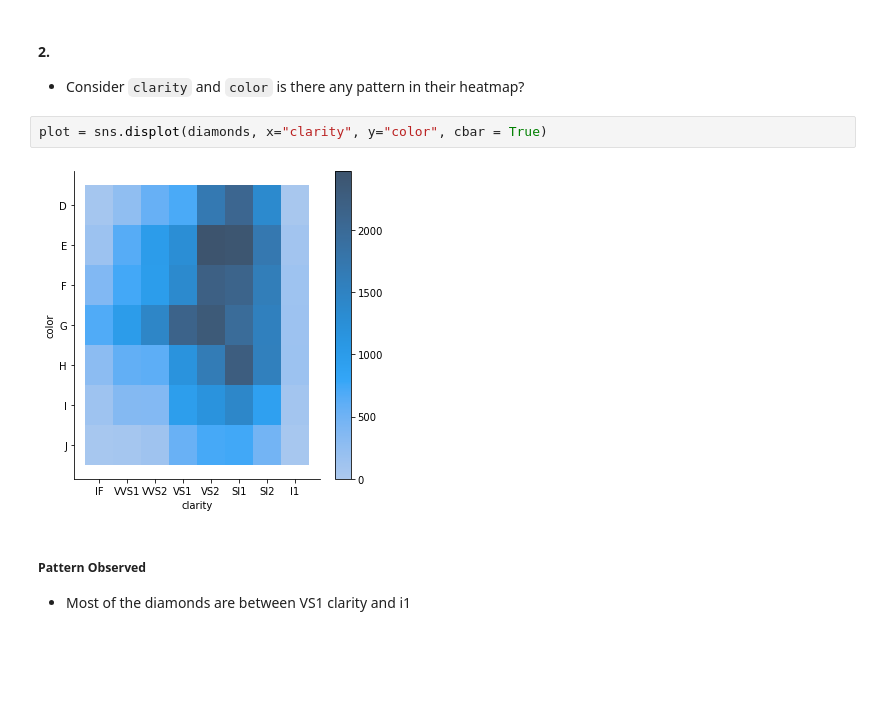
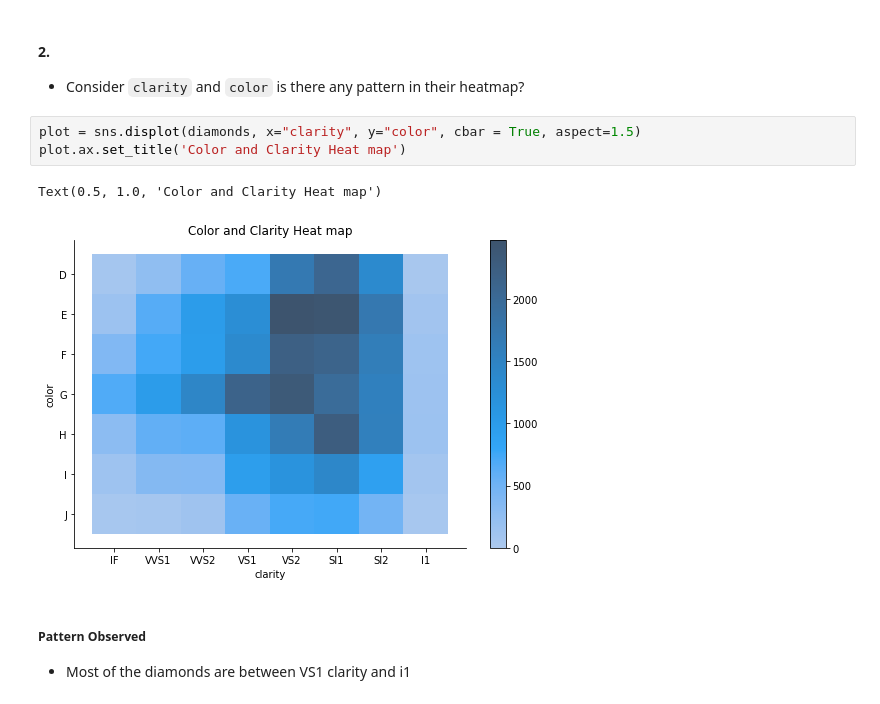
Before and after one commit to hemanthdoddala/Data601, a Jupyter notebook: week05/week5_lab.ipynb, the cells around one changed output. Saved outputs shown, nothing was run; the diff lists cells and outputs as text; blank space fills up the shorter version.

```diff
--- a/week05/week5_lab.ipynb
+++ b/week05/week5_lab.ipynb
@@ -40,9 +43,11 @@ plt.show()
 
 - Consider `clarity` and `color` is there any pattern in their heatmap?
 # %%
-plot = sns.displot(diamonds, x="clarity", y="color", cbar = True)
+plot = sns.displot(diamonds, x="clarity", y="color", cbar = True, aspect=1.5)
+plot.ax.set_title('Color and Clarity Heat map')
 # %% [output]
+Text(0.5, 1.0, 'Color and Clarity Heat map')
-[figure, old version]
+[figure, new version]
 # %% [markdown]
 <h5>Pattern Observed</h5>
 <ul>
```
Also changed, not shown: parts of 3 cells of this notebook.
